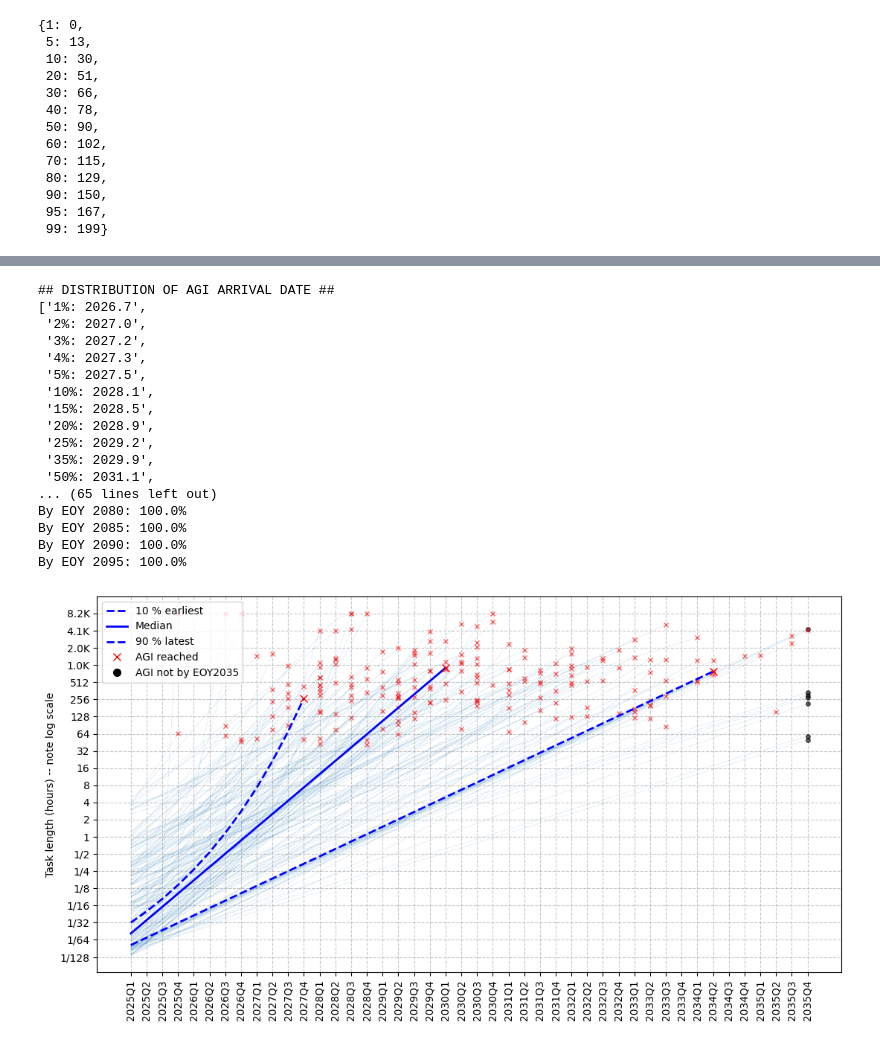
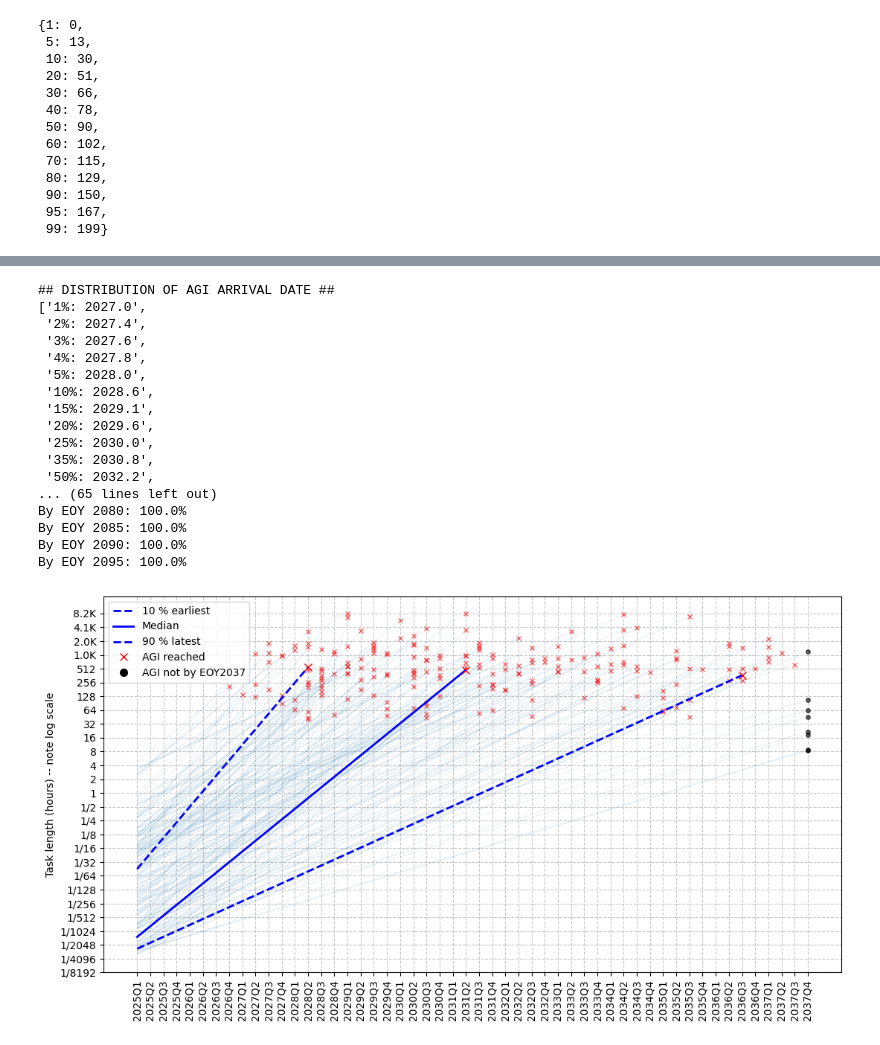
Before and after one commit to whymath/agi_timelines, a Jupyter notebook: METR Timelines Model.ipynb, the cells around one changed output, grey strips where cells are left out. Saved outputs shown, nothing was run; the diff lists cells and outputs as text; code cells hidden in the pictures.

```diff
--- a/METR Timelines Model.ipynb
+++ b/METR Timelines Model.ipynb
@@ -348,9 +348,10 @@ elicitation_boost = sq.mixture([[0.3, 1], # Can you get a boost to scores by ite
                                 [0.4, 1.2],
                                 [0.3, 1.5]])
 
-reliability_needed = sq.mixture([[0.3, 0.5], # What amount of reliability will we need? Probability distribution over hypotheses
+reliability_needed = sq.mixture([[0.2, 0.5], # What amount of reliability will we need? Probability distribution over hypotheses
                                  [0.4, 0.8],
                                  [0.2, 0.9],
+                                 [0.1, 0.95],
                                  [0.1, 0.99]])
 
 def reliability_count_to_penalty(reliability):
@@ -364,9 +365,9 @@ def reliability_count_to_penalty(reliability):
     out[hit_any] = penalty[idx[hit_any]]
     return out
 
-task_type_penalty = sq.mixture([[0.2, 1],                         # 20% chance that METR's software tasks are sufficient for AGI
-                                [0.4, 1 / sq.lognorm(5, 20)],     # 40% chance that true AGI tasks are 5-20x harder than METR's software tasks
-                                [0.4, 1 / sq.lognorm(10, 1000)]]) # 40% chance that true AGI tasks are 10-1000x harder than METR's software tasks
+task_type_penalty = sq.mixture([[0.1, 1],                         # 10% chance that METR's software tasks are sufficient for AGI
+                                [0.3, 1 / sq.lognorm(5, 20)],     # 30% chance that true AGI tasks are 5-20x harder than METR's software tasks
+                                [0.6, 1 / sq.lognorm(10, 1000)]]) # 60% chance that true AGI tasks are 10-1000x harder than METR's software tasks
 
 # -- CREATE DISTRIBUTION
 # Start with current best, add elicitation boost
@@ -378,10 +379,10 @@ start_task_length = start_task_length * sq.dist_fn(reliability_needed, reliabili
 # Add task type penalty
 start_task_length *= task_type_penalty
 
-# Add a minimum value of 30sec
-start_task_length = sq.dist_max(30/60/60, start_task_length)
+# Add a minimum value of 1sec
+start_task_length = sq.dist_max(1/60/60, start_task_length)
 
 # Show samples in minutes (naturally in hours)
-sq.get_percentiles((start_task_length * 60) @ 100_000, digits=1)
+sq.get_percentiles((start_task_length * 60) @ 100_000, digits=2)
 # %% [output]
 ## START task length (displayed in min) ##
@@ -441,8 +442,8 @@ sq.get_percentiles(doubling_time @ 100_000, digits=0)
  99: 320}
 # %%
 print('## ACCELERATION (displayed in days)')
-acceleration = sq.mixture([[0.6, 1],
-                           [0.4, 1 - sq.lognorm(0.005, 0.1, credibility=80)]])
+acceleration = sq.mixture([[0.8, 1],
+                           [0.2, 1 - sq.lognorm(0.005, 0.1, credibility=80)]])
 sq.get_percentiles(acceleration @ 100_000, digits=3)
 # %% [output]
 ## ACCELERATION (displayed in days)
@@ -565,17 +566,17 @@ for y in list(range(2025, 2035)) + list(range(2035, 2100, 5)):
 print('')
 # %% [output]
 ## DISTRIBUTION OF AGI ARRIVAL DATE ##
-['1%: 2026.7',
- '2%: 2027.0',
- '3%: 2027.2',
- '4%: 2027.3',
- '5%: 2027.5',
- '10%: 2028.1',
- '15%: 2028.5',
- '20%: 2028.9',
- '25%: 2029.2',
- '35%: 2029.9',
- '50%: 2031.1',
+['1%: 2027.0',
+ '2%: 2027.4',
+ '3%: 2027.6',
+ '4%: 2027.8',
+ '5%: 2028.0',
+ '10%: 2028.6',
+ '15%: 2029.1',
+ '20%: 2029.6',
+ '25%: 2030.0',
+ '35%: 2030.8',
+ '50%: 2032.2',
 ... (65 lines left out)
 By EOY 2080: 100.0%
 By EOY 2085: 100.0%
@@ -606,7 +607,7 @@ def _quarter_labels(n: int, start_year: int = 2025) -> list[str]:
     return [f"{start_year + q // 4}Q{q % 4 + 1}" for q in range(n + 1)]
 
 
-def _y_ticks(lo: int = -7, hi: int = 13) -> list[int]:
+def _y_ticks(lo: int = -13, hi: int = 13) -> list[int]:
     return [2 ** k for k in range(lo, hi + 1)]
 
 
@@ -685,33 +686,33 @@ def plot_exponential_growth(
     for label, (curve, hit_q, clip_q, style) in highlights.items():
         end_q = min(hit_q, clip_q, len(quarters) - 1)
         plt.plot(quarters[: end_q + 1], curve[: end_q + 1], style, lw=2, label=label)
         marker = "rx" if hit_q < len(quarters) else "ko"
         plt.plot(quarters[end_q], curve[end_q], marker, ms=7)
 
     plt.plot([], [], "rx", ms=7, label="AGI reached")
-    plt.plot([], [], "ko", ms=7, label="AGI not by EOY2035")
+    plt.plot([], [], "ko", ms=7, label="AGI not by EOY2037")
 
     plt.yscale("log", base=2)
     plt.yticks(_y_ticks())
     plt.gca().yaxis.set_major_formatter(FuncFormatter(billions_formatter))
     plt.xticks(quarters, _quarter_labels(n_quarters), rotation=90)
     plt.grid(ls="--", alpha=0.7)
     plt.ylabel("Task length (hours) -- note log scale")
     plt.tight_layout()
     plt.legend(loc="upper left")
     plt.show()
     return None
 
 
 plot_exponential_growth(
     doubling_time_days=doubling_time,
     starting_hours=start_task_length,
     agi_task_length=agi_task_length,
     shift=shift,
     acceleration=acceleration,
-    n_quarters=43,
+    n_quarters=51,
     n_samples=100_000,
     n_traces=200,
 )
 # %% [output]
-[figure, old version]
+[figure, new version]
```
Also changed, not shown: parts of 7 cells of this notebook.
